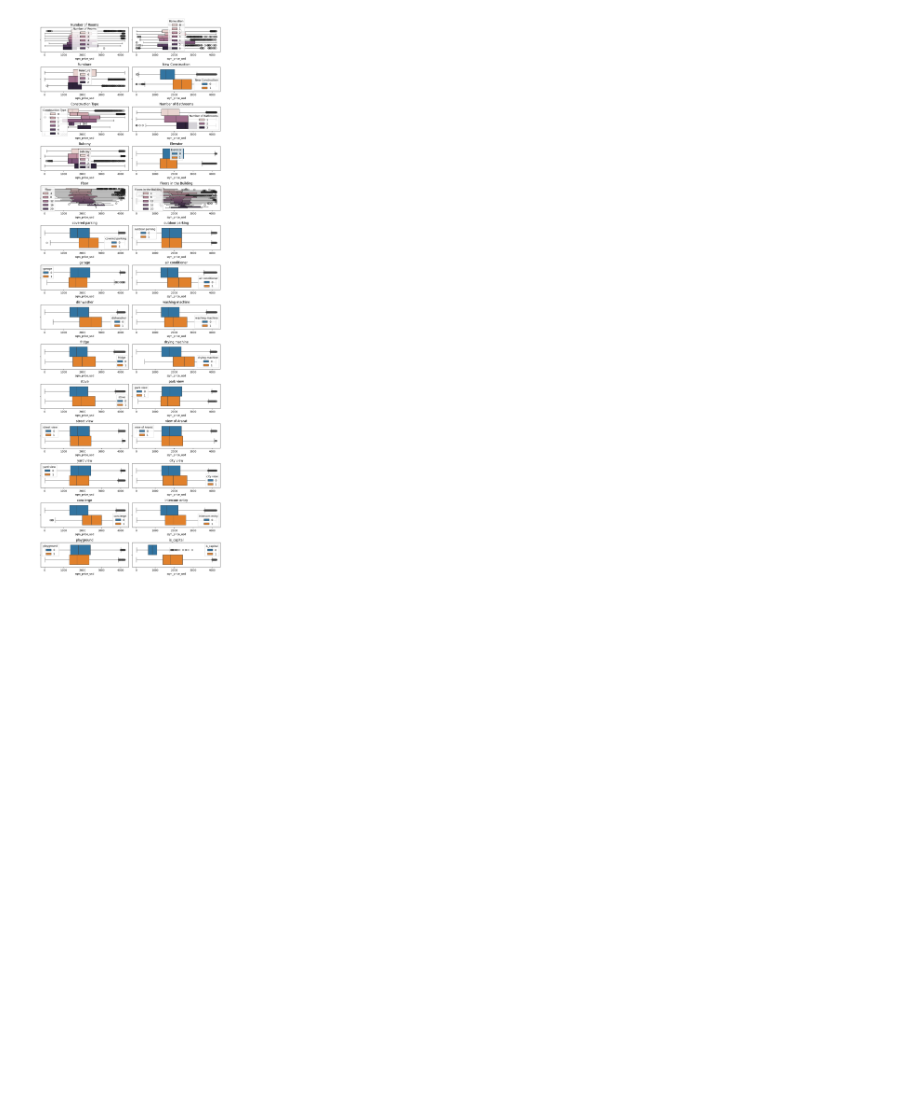
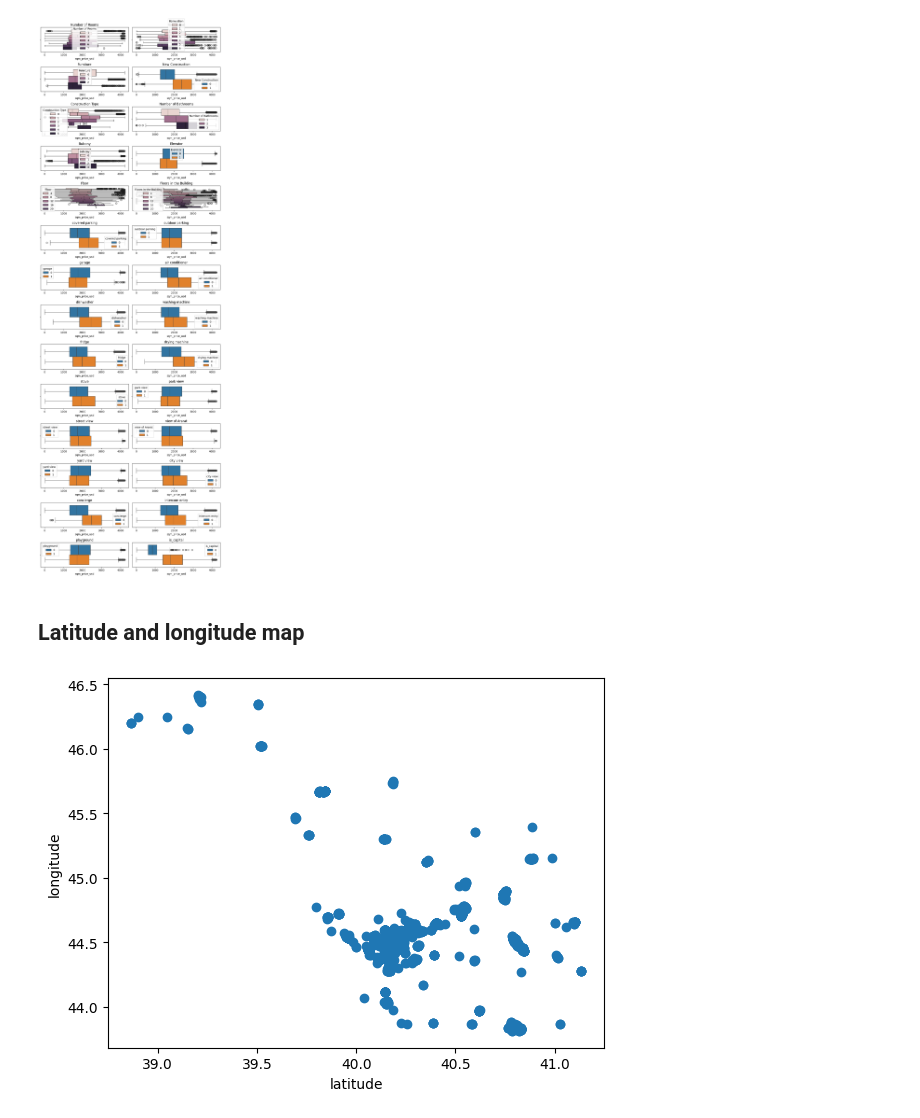
Before and after one commit to VaheC/ArmenianHousePrices, a Jupyter notebook: notebooks/EDA.ipynb, the cells around one changed output. Drawn from its saved outputs; the diff is of its cells as text; code cells hidden in the pictures; blank space fills up the shorter version.

Commit message:
longitude and latitude map added

```diff
--- a/notebooks/EDA.ipynb
+++ b/notebooks/EDA.ipynb
@@ -1715,3 +1715,12 @@ for feat in cat_feats_list:
 plt.tight_layout()
 # %% [output]
 [figure]
+# %% [markdown]
+## Latitude and longitude map
+# %%
+plt.scatter(df['latitude'], df['longitude'])
+plt.xlabel('latitude')
+plt.ylabel('longitude')
+plt.show()
+# %% [output]
+[figure, added]
```
